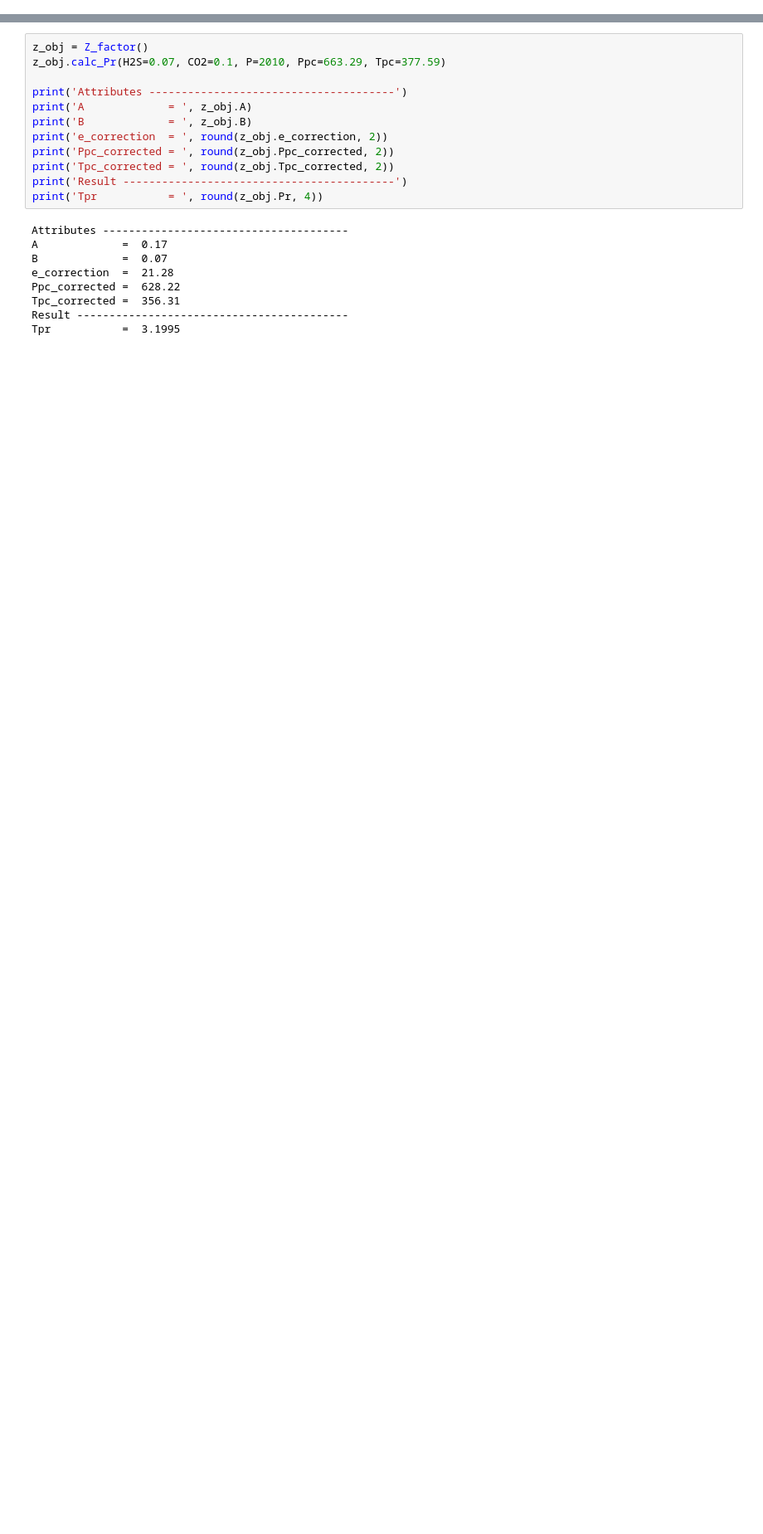
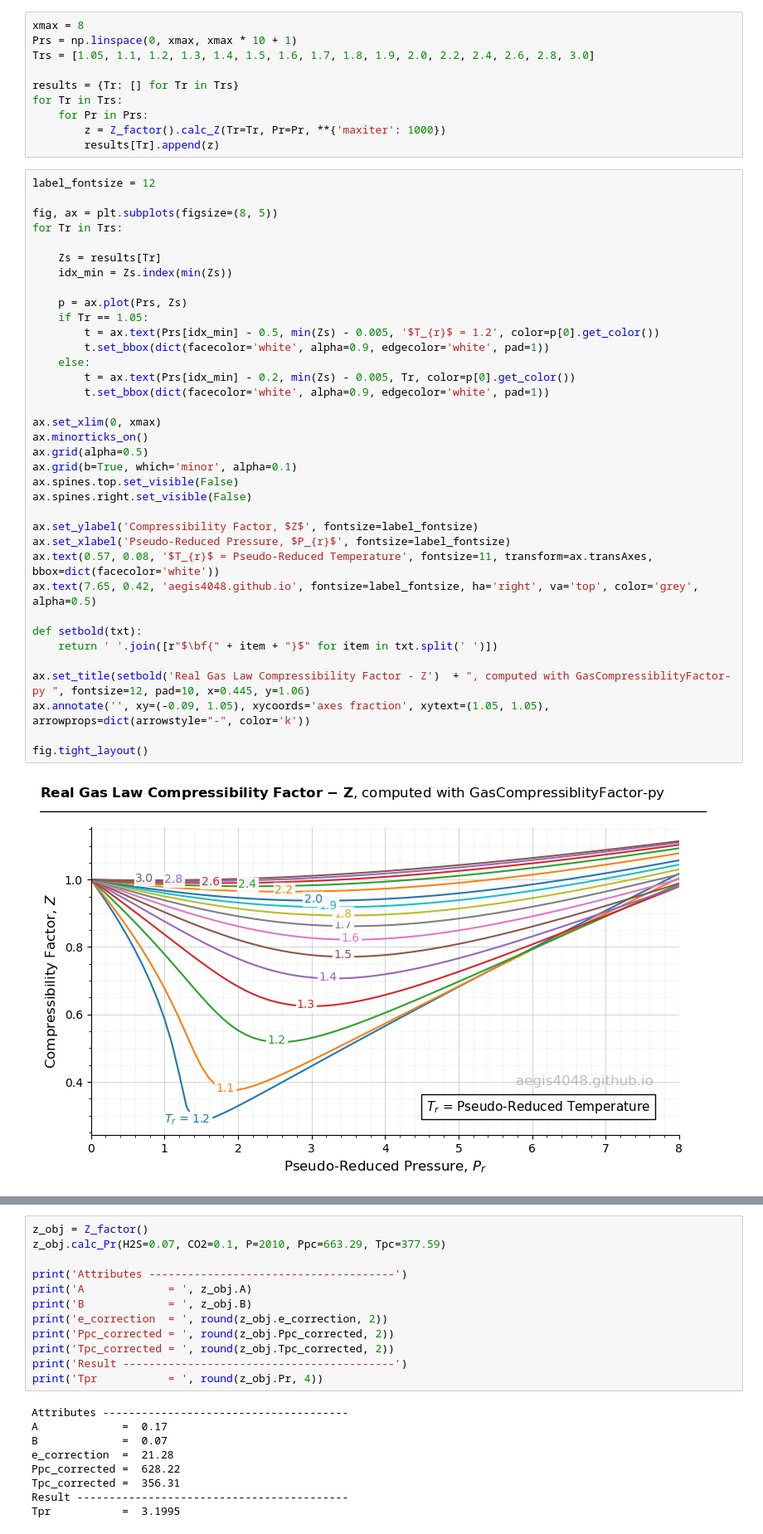
Before and after one commit to aegis4048/GasCompressibility-py, a Jupyter notebook: run.ipynb, the cells around one changed output, grey strips where cells are left out. Shown at 83% size. Drawn from its saved outputs; the diff is of its cells as text; blank space fills up the shorter version.

```diff
--- a/run.ipynb
+++ b/run.ipynb
@@ -333,0 +360,48 @@ z_obj.calc_Z(sg=0.7, T=75, P=2010, CO2=0.1, H2S=0.07)
+# %%
+xmax = 8
+Prs = np.linspace(0, xmax, xmax * 10 + 1)
+Trs = [1.05, 1.1, 1.2, 1.3, 1.4, 1.5, 1.6, 1.7, 1.8, 1.9, 2.0, 2.2, 2.4, 2.6, 2.8, 3.0]
+
+results = {Tr: [] for Tr in Trs}
+for Tr in Trs:
+    for Pr in Prs:
+        z = Z_factor().calc_Z(Tr=Tr, Pr=Pr, **{'maxiter': 1000})
+        results[Tr].append(z)
+# %%
+label_fontsize = 12
+
+fig, ax = plt.subplots(figsize=(8, 5))
+for Tr in Trs:
+
+    Zs = results[Tr]
+    idx_min = Zs.index(min(Zs))
+
+    p = ax.plot(Prs, Zs)
+    if Tr == 1.05:
+        t = ax.text(Prs[idx_min] - 0.5, min(Zs) - 0.005, '$T_{r}$ = 1.2', color=p[0].get_color())
+        t.set_bbox(dict(facecolor='white', alpha=0.9, edgecolor='white', pad=1))
+    else:
+        t = ax.text(Prs[idx_min] - 0.2, min(Zs) - 0.005, Tr, color=p[0].get_color())
+        t.set_bbox(dict(facecolor='white', alpha=0.9, edgecolor='white', pad=1))
+
+ax.set_xlim(0, xmax)
+ax.minorticks_on()
+ax.grid(alpha=0.5)
+ax.grid(b=True, which='minor', alpha=0.1)
+ax.spines.top.set_visible(False)
+ax.spines.right.set_visible(False)
+
+ax.set_ylabel('Compressibility Factor, $Z$', fontsize=label_fontsize)
+ax.set_xlabel('Pseudo-Reduced Pressure, $P_{r}$', fontsize=label_fontsize)
+ax.text(0.57, 0.08, '$T_{r}$ = Pseudo-Reduced Temperature', fontsize=11, transform=ax.transAxes, bbox=dict(facecolor='white'))
+ax.text(7.65, 0.42, 'aegis4048.github.io', fontsize=label_fontsize, ha='right', va='top', color='grey', alpha=0.5)
+
+def setbold(txt):
+    return ' '.join([r"$\bf{" + item + "}$" for item in txt.split(' ')])
+
+ax.set_title(setbold('Real Gas Law Compressibility Factor - Z')  + ", computed with GasCompressiblityFactor-py ", fontsize=12, pad=10, x=0.445, y=1.06)
+ax.annotate('', xy=(-0.09, 1.05), xycoords='axes fraction', xytext=(1.05, 1.05), arrowprops=dict(arrowstyle="-", color='k'))
+
+fig.tight_layout()
+# %% [output]
+[figure, added]
```
Also changed, not shown: parts of 16 cells of this notebook, 4 other files.
